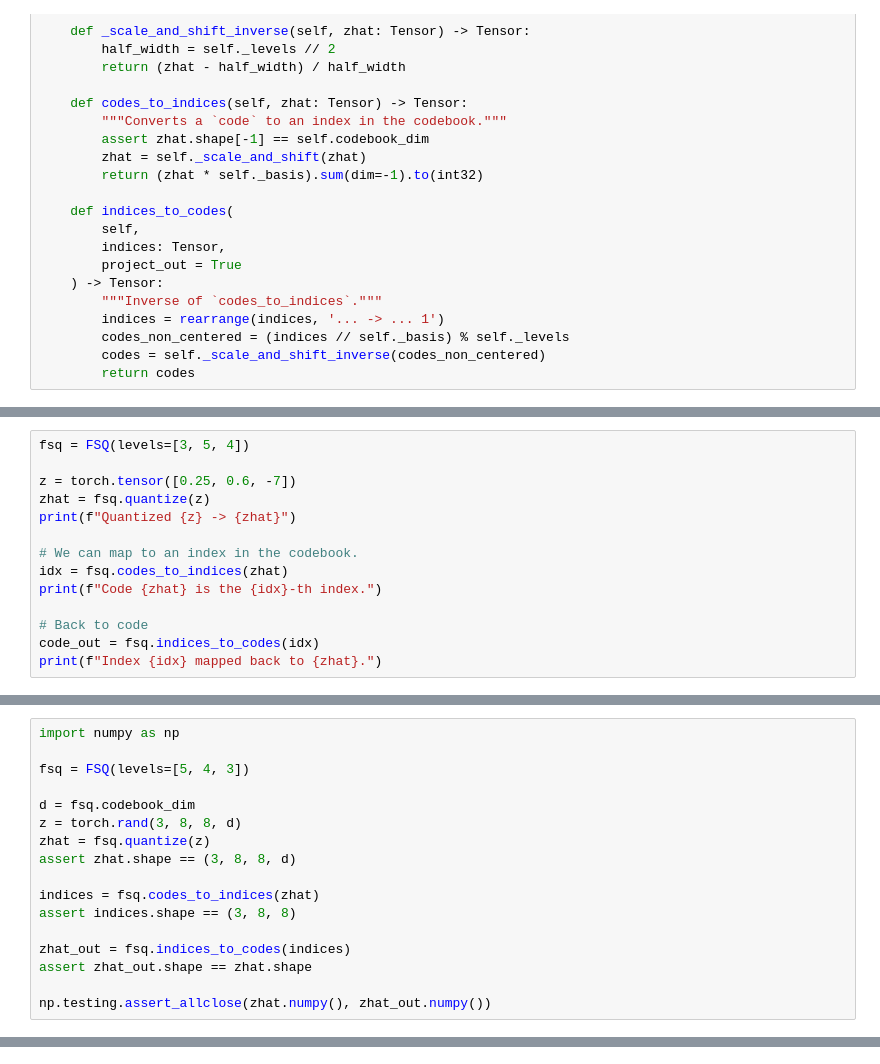
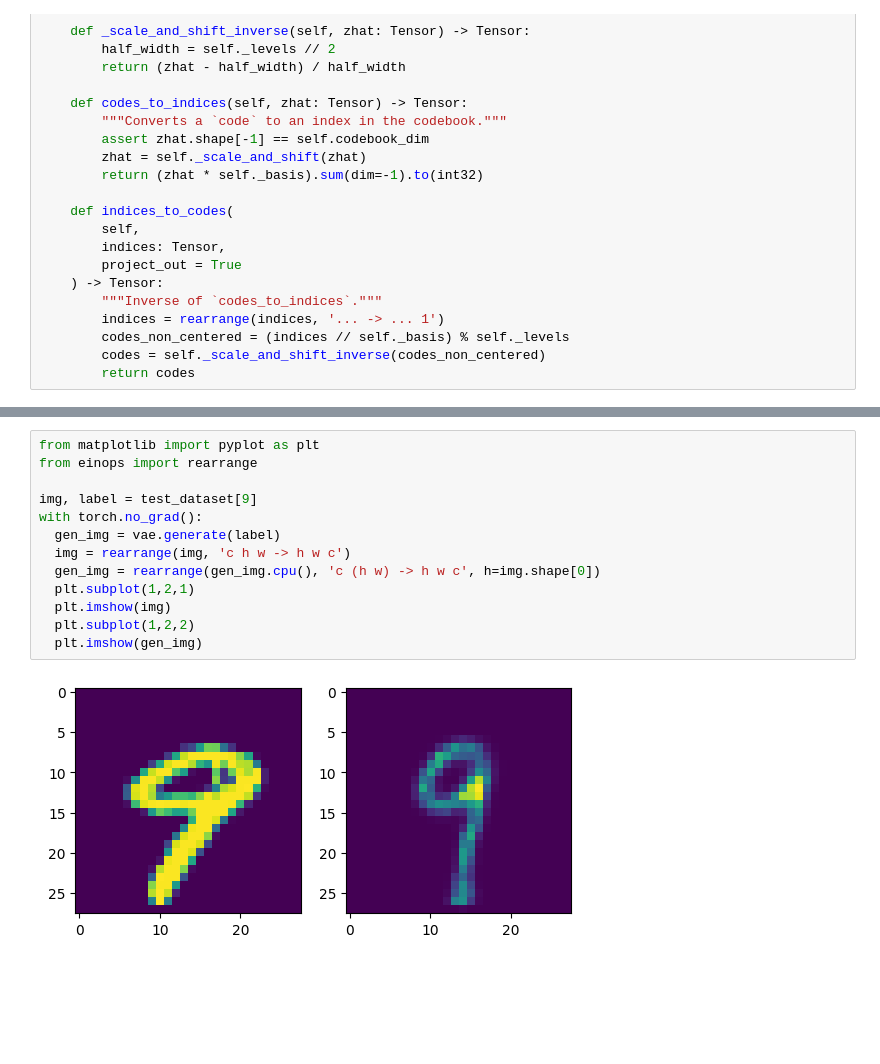
Before and after one commit to StarCycle/FSQ-pytorch, a Jupyter notebook: fsq.ipynb, the cells around one changed output, grey strips where cells are left out. Saved outputs shown, nothing was run; the diff lists cells and outputs as text; blank space fills up the shorter version.

```diff
--- a/fsq.ipynb
+++ b/fsq.ipynb
@@ -179,14 +93,0 @@ class FSQ:
-# %%
-fsq = FSQ(levels=[3, 5, 4])
-
-z = torch.tensor([0.25, 0.6, -7])
-zhat = fsq.quantize(z)
-print(f"Quantized {z} -> {zhat}")
-
-# We can map to an index in the codebook.
-idx = fsq.codes_to_indices(zhat)
-print(f"Code {zhat} is the {idx}-th index.")
-
-# Back to code
-code_out = fsq.indices_to_codes(idx)
-print(f"Index {idx} mapped back to {zhat}.")
@@ -195,17 +93,0 @@ print(f"Index {idx} mapped back to {zhat}.")
-# %%
-import numpy as np
-
-fsq = FSQ(levels=[5, 4, 3])
-
-d = fsq.codebook_dim
-z = torch.rand(3, 8, 8, d)
-zhat = fsq.quantize(z)
-assert zhat.shape == (3, 8, 8, d)
-
-indices = fsq.codes_to_indices(zhat)
-assert indices.shape == (3, 8, 8)
-
-zhat_out = fsq.indices_to_codes(indices)
-assert zhat_out.shape == zhat.shape
-
-np.testing.assert_allclose(zhat.numpy(), zhat_out.numpy())
@@ -216,0 +223,15 @@ print(fsq.implicit_codebook)
+# %%
+from matplotlib import pyplot as plt
+from einops import rearrange
+
+img, label = test_dataset[9]
+with torch.no_grad():
+  gen_img = vae.generate(label)
+  img = rearrange(img, 'c h w -> h w c')
+  gen_img = rearrange(gen_img.cpu(), 'c (h w) -> h w c', h=img.shape[0])
+  plt.subplot(1,2,1)
+  plt.imshow(img)
+  plt.subplot(1,2,2)
+  plt.imshow(gen_img)
+# %% [output]
+[figure, added]
```
Also changed, not shown: parts of 15 cells of this notebook.
